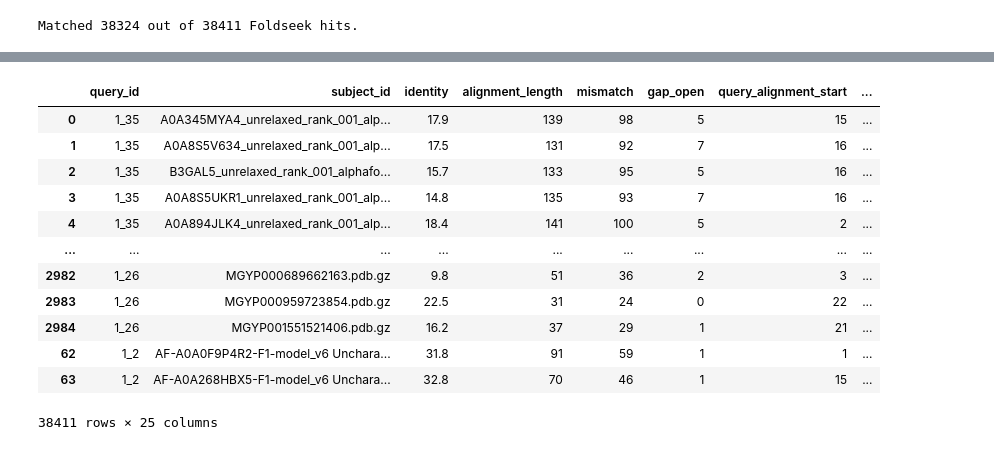
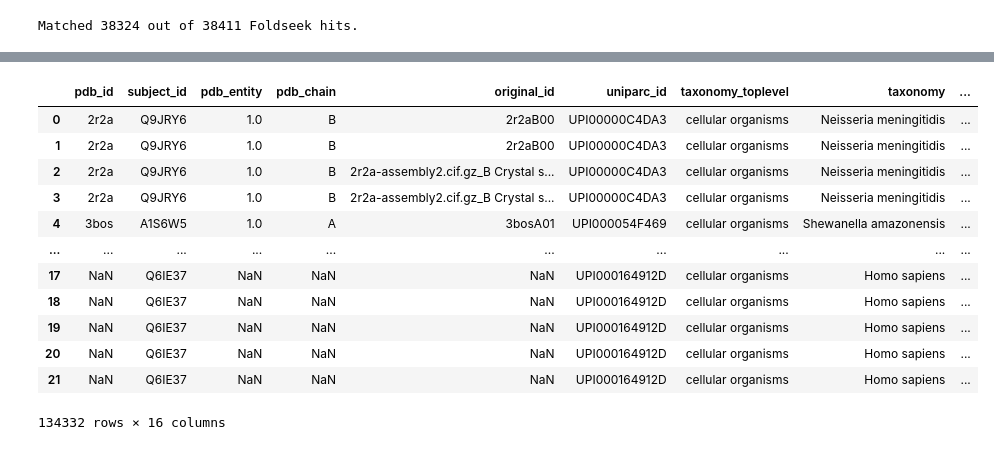
Before and after one commit to pipparichter/banfield, a Jupyter notebook: notebooks/sandbox-3-1.ipynb, the cells around one changed output, grey strips where cells are left out. Drawn from its saved outputs; the diff is of its cells as text; code cells hidden in the pictures.

```diff
--- a/notebooks/sandbox-3-1.ipynb
+++ b/notebooks/sandbox-3-1.ipynb
@@ -219,0 +210,4 @@ pdb_metadata_df = pd.read_csv('../data/foldseek/pdb_metadata.csv', index_col=0)
+# %%
+metadata_df = pd.concat([pdb_metadata_df, uniparc_metadata_df]).rename(columns={'id_':'subject_id'})
+# foldseek_df['merge_column'] = foldseek_df.subject_id.copy()
+foldseek_df.merge(metadata_df, on='subject_id', how='left')[['subject_id', 'original_subject_id']]
@@ -220,17 +228,17 @@ pdb_metadata_df = pd.read_csv('../data/foldseek/pdb_metadata.csv', index_col=0)
 # %%
-foldseek_df
+metadata_df
 # %% [output]
-|  | query_id | subject_id | identity | alignment_length | mismatch | gap_open | query_alignment_start | ... |
-| 0 | 1_35 | A0A345MYA4_unrelaxed_rank_001_alp... | 17.9 | 139 | 98 | 5 | 15 | ... |
-| 1 | 1_35 | A0A8S5V634_unrelaxed_rank_001_alp... | 17.5 | 131 | 92 | 7 | 16 | ... |
-| 2 | 1_35 | B3GAL5_unrelaxed_rank_001_alphafo... | 15.7 | 133 | 95 | 5 | 16 | ... |
-| 3 | 1_35 | A0A8S5UKR1_unrelaxed_rank_001_alp... | 14.8 | 135 | 93 | 7 | 16 | ... |
-| 4 | 1_35 | A0A894JLK4_unrelaxed_rank_001_alp... | 18.4 | 141 | 100 | 5 | 2 | ... |
-| ... | ... | ... | ... | ... | ... | ... | ... | ... |
-| 2982 | 1_26 | MGYP000689662163.pdb.gz | 9.8 | 51 | 36 | 2 | 3 | ... |
-| 2983 | 1_26 | MGYP000959723854.pdb.gz | 22.5 | 31 | 24 | 0 | 22 | ... |
-| 2984 | 1_26 | MGYP001551521406.pdb.gz | 16.2 | 37 | 29 | 1 | 21 | ... |
-| 62 | 1_2 | AF-A0A0F9P4R2-F1-model_v6 Unchara... | 31.8 | 91 | 59 | 1 | 1 | ... |
-| 63 | 1_2 | AF-A0A268HBX5-F1-model_v6 Unchara... | 32.8 | 70 | 46 | 1 | 15 | ... |
+|  | pdb_id | subject_id | pdb_entity | pdb_chain | original_id | uniparc_id | taxonomy_toplevel | taxonomy | ... |
+| 0 | 2r2a | Q9JRY6 | 1.0 | B | 2r2aB00 | UPI00000C4DA3 | cellular organisms | Neisseria meningitidis | ... |
+| 1 | 2r2a | Q9JRY6 | 1.0 | B | 2r2aB00 | UPI00000C4DA3 | cellular organisms | Neisseria meningitidis | ... |
+| 2 | 2r2a | Q9JRY6 | 1.0 | B | 2r2a-assembly2.cif.gz_B Crystal s... | UPI00000C4DA3 | cellular organisms | Neisseria meningitidis | ... |
+| 3 | 2r2a | Q9JRY6 | 1.0 | B | 2r2a-assembly2.cif.gz_B Crystal s... | UPI00000C4DA3 | cellular organisms | Neisseria meningitidis | ... |
+| 4 | 3bos | A1S6W5 | 1.0 | A | 3bosA01 | UPI000054F469 | cellular organisms | Shewanella amazonensis | ... |
+| ... | ... | ... | ... | ... | ... | ... | ... | ... | ... |
+| 17 | NaN | Q6IE37 | NaN | NaN | NaN | UPI000164912D | cellular organisms | Homo sapiens | ... |
+| 18 | NaN | Q6IE37 | NaN | NaN | NaN | UPI000164912D | cellular organisms | Homo sapiens | ... |
+| 19 | NaN | Q6IE37 | NaN | NaN | NaN | UPI000164912D | cellular organisms | Homo sapiens | ... |
+| 20 | NaN | Q6IE37 | NaN | NaN | NaN | UPI000164912D | cellular organisms | Homo sapiens | ... |
+| 21 | NaN | Q6IE37 | NaN | NaN | NaN | UPI000164912D | cellular organisms | Homo sapiens | ... |
-38411 rows × 25 columns
+134332 rows × 16 columns
 # %%
```
Also changed, not shown: parts of 12 cells of this notebook, 7 other files.
